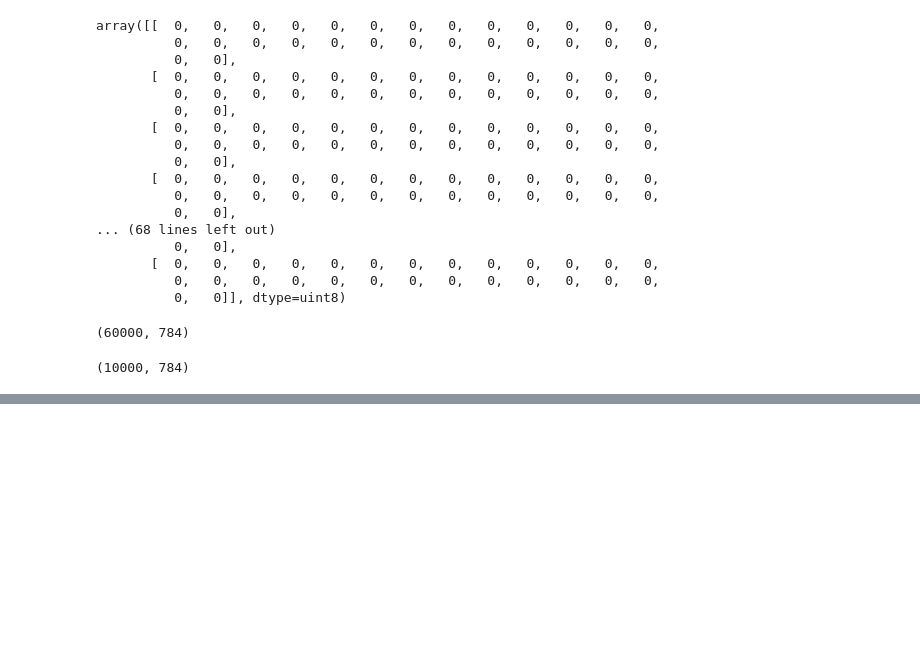
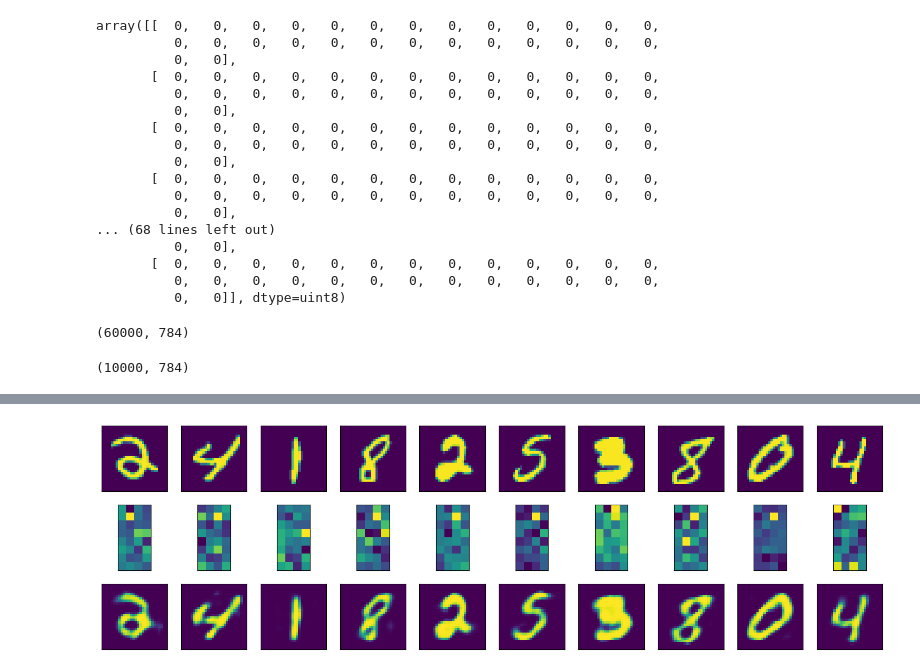
Before and after one commit to mmdes/ai-experiments, a Jupyter notebook: notebooks/21_autoencoder_mnist.ipynb, the cells around one changed output, grey strips where cells are left out. Drawn from its saved outputs; the diff is of its cells as text; code cells hidden in the pictures; blank space fills up the shorter version.

```diff
--- a/notebooks/21_autoencoder_mnist.ipynb
+++ b/notebooks/21_autoencoder_mnist.ipynb
@@ -99,0 +104,5 @@ Epoch 50/50
+# %%
+or_dim = Input(shape=(784,))
+enconder_layer = autoencoder.layers[0]
+encoder = Model(or_dim, enconder_layer(or_dim))
+encoder.summary()
@@ -99,0 +121,2 @@ Epoch 50/50
+# %%
+encoded_imgs = encoder.predict(X_test)
@@ -99,0 +141,2 @@ Epoch 50/50
+# %%
+decoded_imgs = autoencoder.predict(X_test)
@@ -99,0 +145,27 @@ Epoch 50/50
+# %%
+num_imgs = 10
+test_imgs = np.random.randint(X_test.shape[0], size=num_imgs)
+plt.figure(figsize=(18,18))
+for i, index_img in enumerate(test_imgs):
+    # print(i)
+    # print(indice_img)
+
+    # original images
+    axis = plt.subplot(10, 10, i+1)
+    plt.imshow(X_test[index_img].reshape(28, 28))
+    plt.xticks(())
+    plt.yticks(())
+
+    # encoded images
+    axis = plt.subplot(10, 10, i+1+num_imgs)
+    plt.imshow(encoded_imgs[index_img].reshape(8, 4))
+    plt.xticks(())
+    plt.yticks(())
+
+    # decoded images
+    axis = plt.subplot(10, 10, i+1+num_imgs*2)
+    plt.imshow(decoded_imgs[index_img].reshape(28, 28))
+    plt.xticks(())
+    plt.yticks(())
+# %% [output]
+[figure, added]
```
Also changed, not shown: parts of 7 cells of this notebook.
